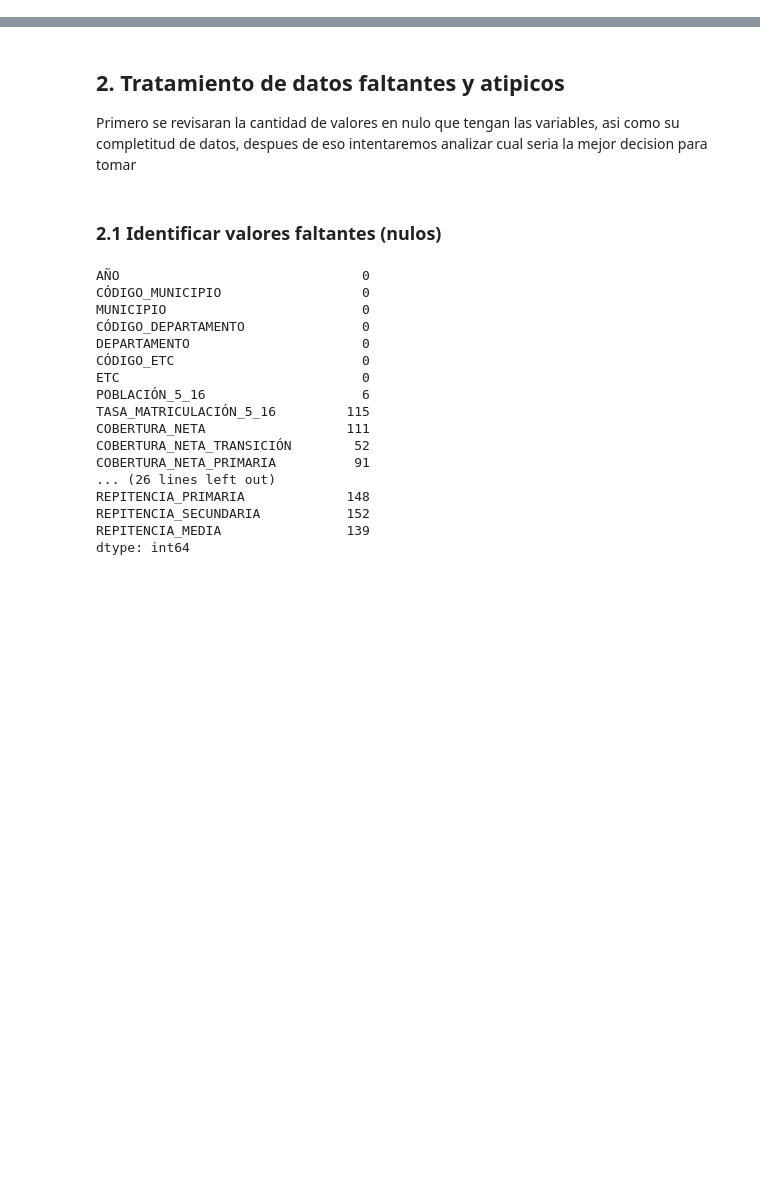
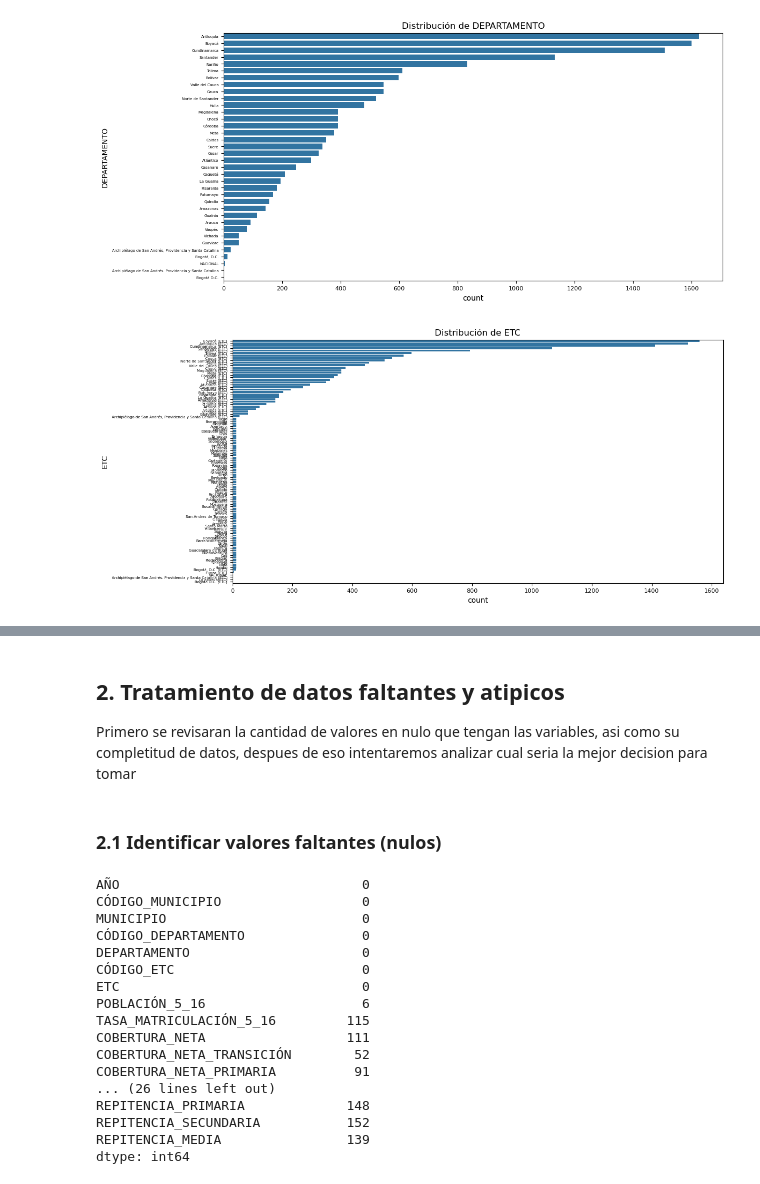
Before and after one commit to ValeRuizTo/pacrialanalitica, a Jupyter notebook: Parcial1.ipynb, the cells around one changed output, grey strips where cells are left out. Cells and saved outputs as stored; diff of their text form; code cells hidden in the pictures; blank space fills up the shorter version.

```diff
--- a/Parcial1.ipynb
+++ b/Parcial1.ipynb
@@ -60,0 +240,12 @@ Para responder estas preguntas, se pueden aplicar pruebas como ANOVA, t-tests o
+# %%
+categorical_vars = ['DEPARTAMENTO', 'ETC']
+for var in categorical_vars:
+    plt.figure(figsize=(12, 6))
+    sns.countplot(y=df[var], order=df[var].value_counts().index)
+    plt.title(f'Distribución de {var}')
+    plt.xticks(fontsize=8)
+    plt.yticks(fontsize=5)
+    plt.show()
+# %% [output]
+[figure, added]
+[figure, added]
```
Also changed, not shown: parts of 12 cells of this notebook.
